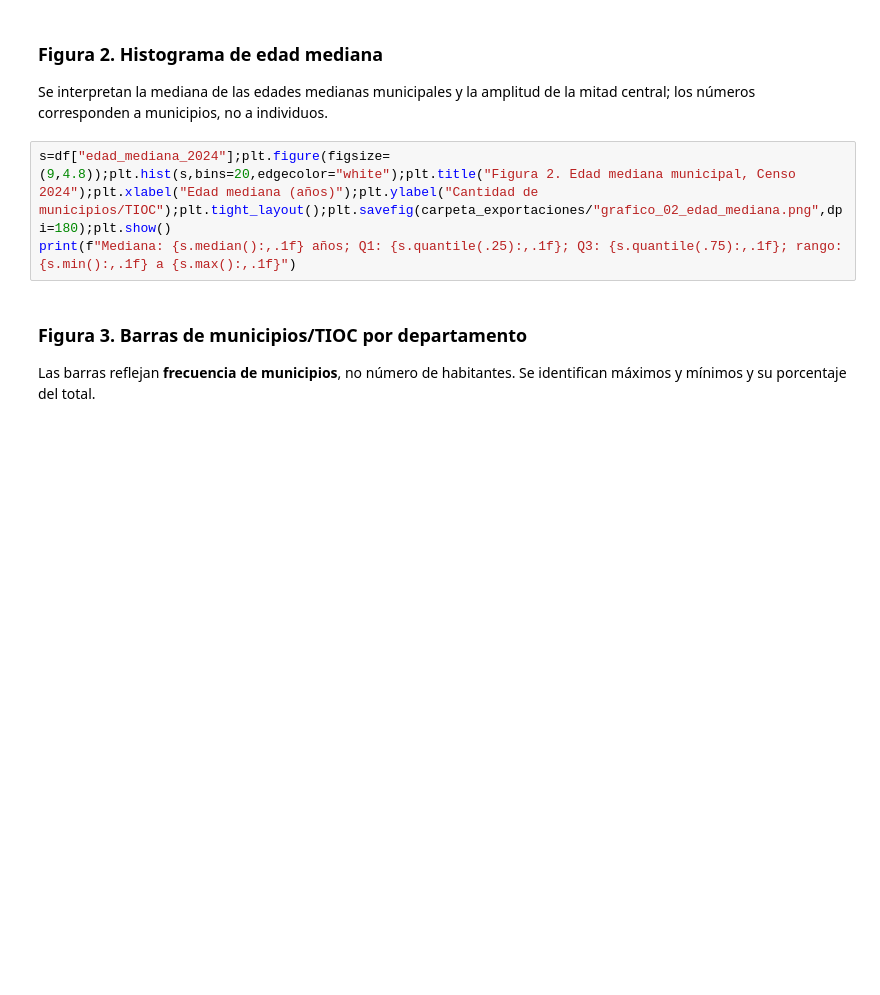
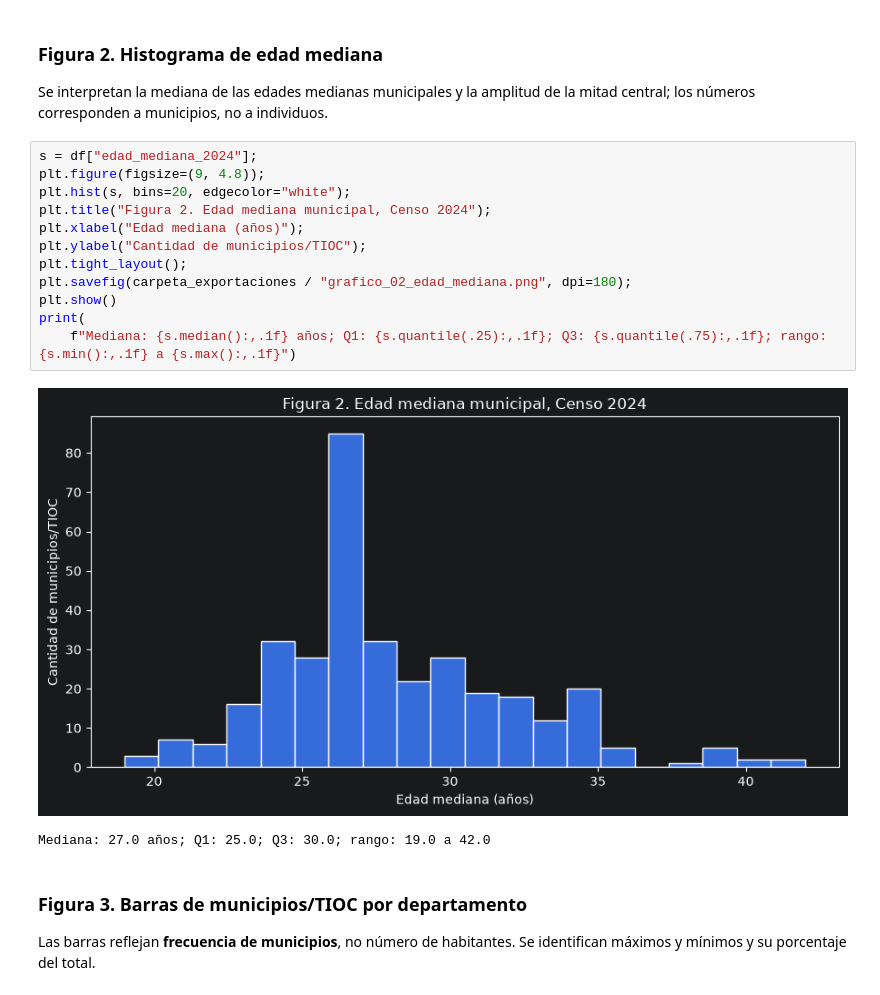
Before and after one commit to HWatson03/proyectoJupyter, a Jupyter notebook: analisis_censo2024_municipios.ipynb, the cells around one changed output. Saved outputs shown, nothing was run; the diff lists cells and outputs as text; blank space fills up the shorter version.

```diff
--- a/analisis_censo2024_municipios.ipynb
+++ b/analisis_censo2024_municipios.ipynb
@@ -131,8 +227,20 @@ print(f"Media: {s.mean():,.2f}; mediana: {s.median():,.0f}; Q3: {s.quantile(.75)
 ### Figura 2. Histograma de edad mediana
 Se interpretan la mediana de las edades medianas municipales y la amplitud de la mitad central; los números corresponden a municipios, no a individuos.
 # %%
-s=df["edad_mediana_2024"];plt.figure(figsize=(9,4.8));plt.hist(s,bins=20,edgecolor="white");plt.title("Figura 2. Edad mediana municipal, Censo 2024");plt.xlabel("Edad mediana (años)");plt.ylabel("Cantidad de municipios/TIOC");plt.tight_layout();plt.savefig(carpeta_exportaciones/"grafico_02_edad_mediana.png",dpi=180);plt.show()
-print(f"Mediana: {s.median():,.1f} años; Q1: {s.quantile(.25):,.1f}; Q3: {s.quantile(.75):,.1f}; rango: {s.min():,.1f} a {s.max():,.1f}")
+s = df["edad_mediana_2024"];
+plt.figure(figsize=(9, 4.8));
+plt.hist(s, bins=20, edgecolor="white");
+plt.title("Figura 2. Edad mediana municipal, Censo 2024");
+plt.xlabel("Edad mediana (años)");
+plt.ylabel("Cantidad de municipios/TIOC");
+plt.tight_layout();
+plt.savefig(carpeta_exportaciones / "grafico_02_edad_mediana.png", dpi=180);
+plt.show()
+print(
+    f"Mediana: {s.median():,.1f} años; Q1: {s.quantile(.25):,.1f}; Q3: {s.quantile(.75):,.1f}; rango: {s.min():,.1f} a {s.max():,.1f}")
+# %% [output]
+[figure, added]
+Mediana: 27.0 años; Q1: 25.0; Q3: 30.0; rango: 19.0 a 42.0
 # %% [markdown]
 ### Figura 3. Barras de municipios/TIOC por departamento
 Las barras reflejan **frecuencia de municipios**, no número de habitantes. Se identifican máximos y mínimos y su porcentaje del total.
```
Also changed, not shown: parts of 11 cells of this notebook, 16 other files.
